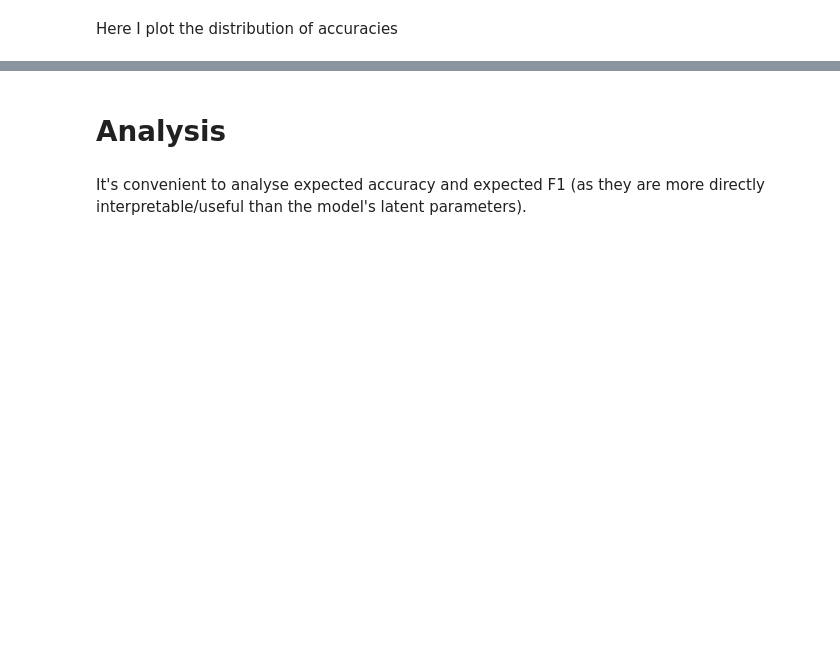
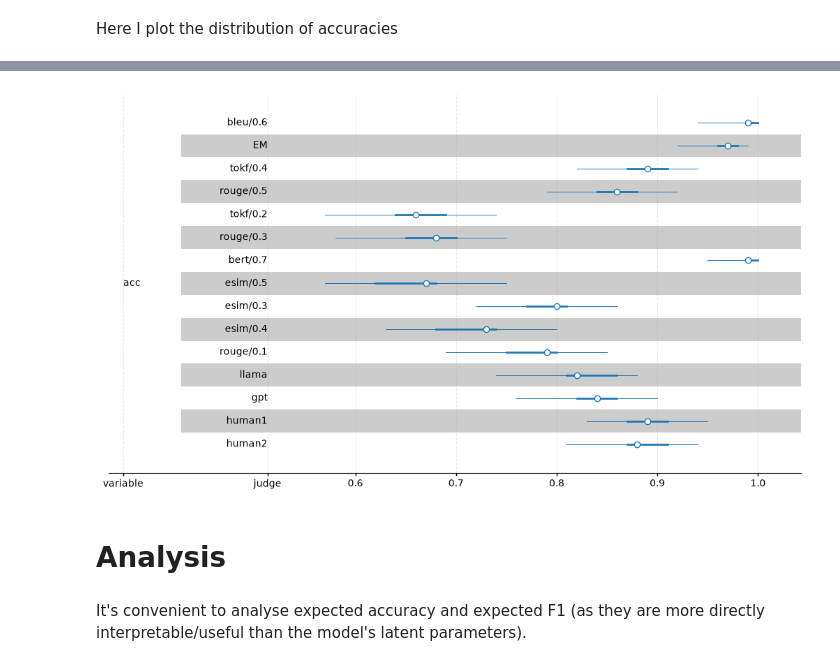
Before and after one commit to probabll/buqeval, a Jupyter notebook: BDA-F1.ipynb, the cells around one changed output, grey strips where cells are left out. Drawn from its saved outputs; the diff is of its cells as text; code cells hidden in the pictures; blank space fills up the shorter version.

```diff
--- a/BDA-F1.ipynb
+++ b/BDA-F1.ipynb
@@ -508,16 +567,16 @@ plt.savefig(f'inferences/{experiment}.predictive-acc-all.pdf')
 # %%
 _ = az.plot_forest(
     pred_data.sel(judge=chosen_judges + chosen_oracles),
     var_names=['acc'],
     combined=True,
     shade_label='judge',
-    point_estimate="median",
-    ci_kind='hdi',
-    ci_probs=(0.5, 0.9),
+    **az_stats_params
 )
 # _ = plt.title("Posterior Predictive")
 # _ = plt.tight_layout()
 plt.savefig(f'inferences/{experiment}.predictive-acc-chosen.pdf')
+# %% [output]
+[figure, added]
 # %%
 # for rname, rid in data.raters.items():
 #     predaccs = (pred_samples['obs'][:,data.R==rid] == data.Y[data.R==rid]).mean(-1)
```
Also changed, not shown: parts of 27 cells of this notebook, 21 other files.
